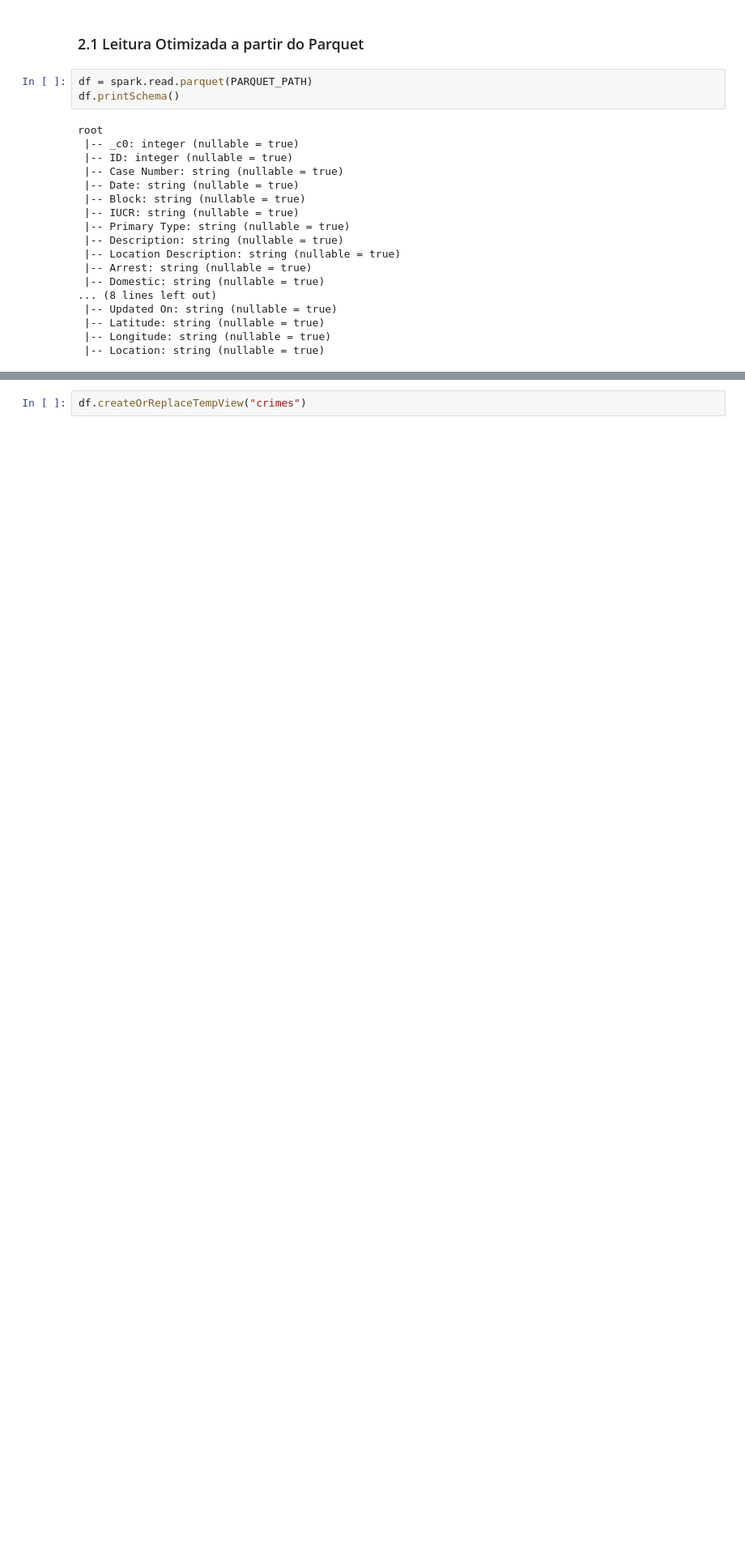
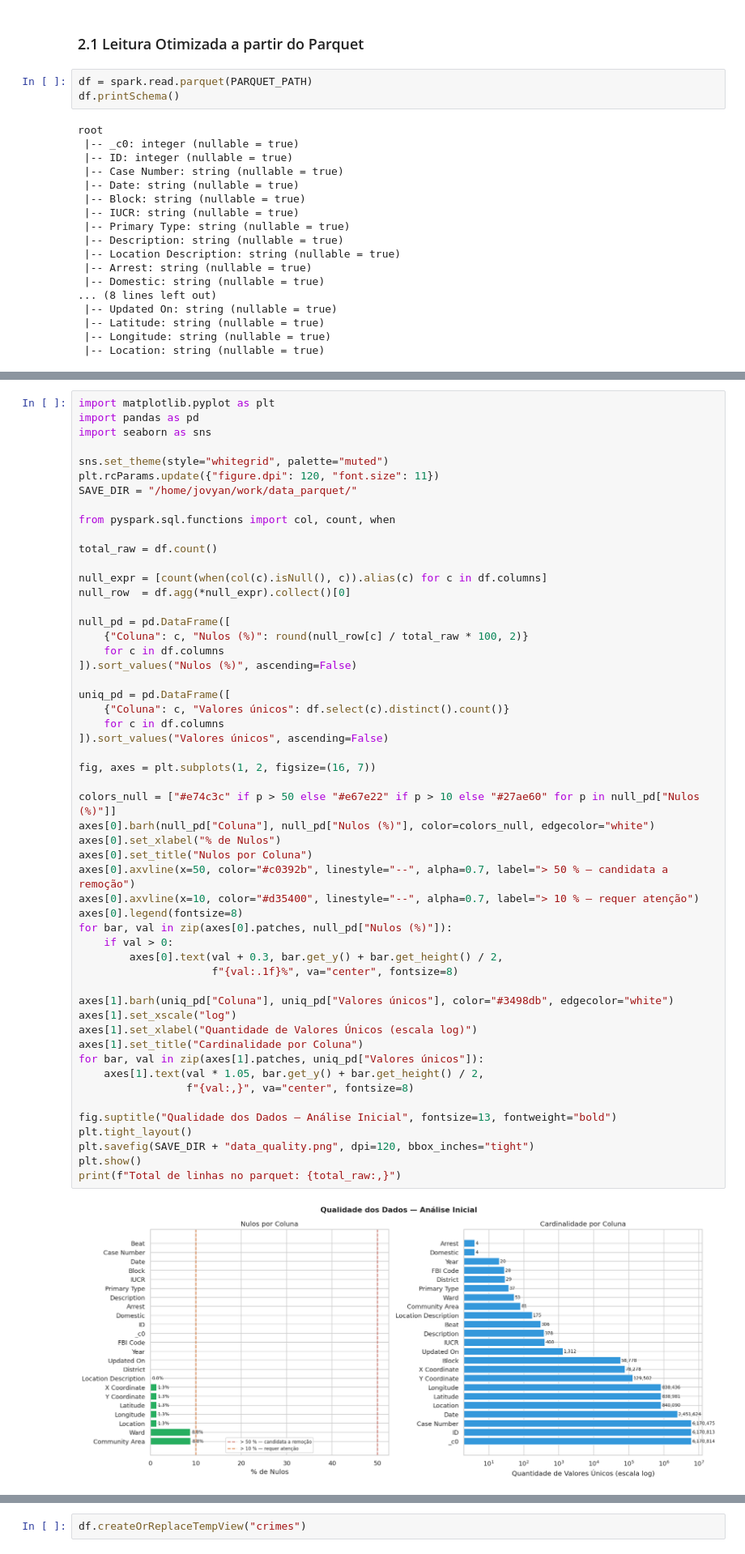
Before and after one commit to Lookhuz/big-data, a Jupyter notebook: notebooks/projeto_big_data.ipynb, the cells around one changed output, grey strips where cells are left out. Shown at 81% size. Cells and saved outputs as stored; diff of their text form; blank space fills up the shorter version.

```diff
--- a/notebooks/projeto_big_data.ipynb
+++ b/notebooks/projeto_big_data.ipynb
@@ -115,0 +117,55 @@ root
+# %%
+import matplotlib.pyplot as plt
+import pandas as pd
+import seaborn as sns
+
+sns.set_theme(style="whitegrid", palette="muted")
+plt.rcParams.update({"figure.dpi": 120, "font.size": 11})
+SAVE_DIR = "/home/jovyan/work/data_parquet/"
+
+from pyspark.sql.functions import col, count, when
+
+total_raw = df.count()
+
+null_expr = [count(when(col(c).isNull(), c)).alias(c) for c in df.columns]
+null_row  = df.agg(*null_expr).collect()[0]
+
+null_pd = pd.DataFrame([
+    {"Coluna": c, "Nulos (%)": round(null_row[c] / total_raw * 100, 2)}
+    for c in df.columns
+]).sort_values("Nulos (%)", ascending=False)
+
+uniq_pd = pd.DataFrame([
+    {"Coluna": c, "Valores únicos": df.select(c).distinct().count()}
+    for c in df.columns
+]).sort_values("Valores únicos", ascending=False)
+
+fig, axes = plt.subplots(1, 2, figsize=(16, 7))
+
+colors_null = ["#e74c3c" if p > 50 else "#e67e22" if p > 10 else "#27ae60" for p in null_pd["Nulos (%)"]]
+axes[0].barh(null_pd["Coluna"], null_pd["Nulos (%)"], color=colors_null, edgecolor="white")
+axes[0].set_xlabel("% de Nulos")
+axes[0].set_title("Nulos por Coluna")
+axes[0].axvline(x=50, color="#c0392b", linestyle="--", alpha=0.7, label="> 50 % — candidata a remoção")
+axes[0].axvline(x=10, color="#d35400", linestyle="--", alpha=0.7, label="> 10 % — requer atenção")
+axes[0].legend(fontsize=8)
+for bar, val in zip(axes[0].patches, null_pd["Nulos (%)"]):
+    if val > 0:
+        axes[0].text(val + 0.3, bar.get_y() + bar.get_height() / 2,
+                     f"{val:.1f}%", va="center", fontsize=8)
+
+axes[1].barh(uniq_pd["Coluna"], uniq_pd["Valores únicos"], color="#3498db", edgecolor="white")
+axes[1].set_xscale("log")
+axes[1].set_xlabel("Quantidade de Valores Únicos (escala log)")
+axes[1].set_title("Cardinalidade por Coluna")
+for bar, val in zip(axes[1].patches, uniq_pd["Valores únicos"]):
+    axes[1].text(val * 1.05, bar.get_y() + bar.get_height() / 2,
+                 f"{val:,}", va="center", fontsize=8)
+
+fig.suptitle("Qualidade dos Dados — Análise Inicial", fontsize=13, fontweight="bold")
+plt.tight_layout()
+plt.savefig(SAVE_DIR + "data_quality.png", dpi=120, bbox_inches="tight")
+plt.show()
+print(f"Total de linhas no parquet: {total_raw:,}")
+# %% [output]
+[figure, added]
```
Also changed, not shown: parts of 40 cells of this notebook, 5 other files.
